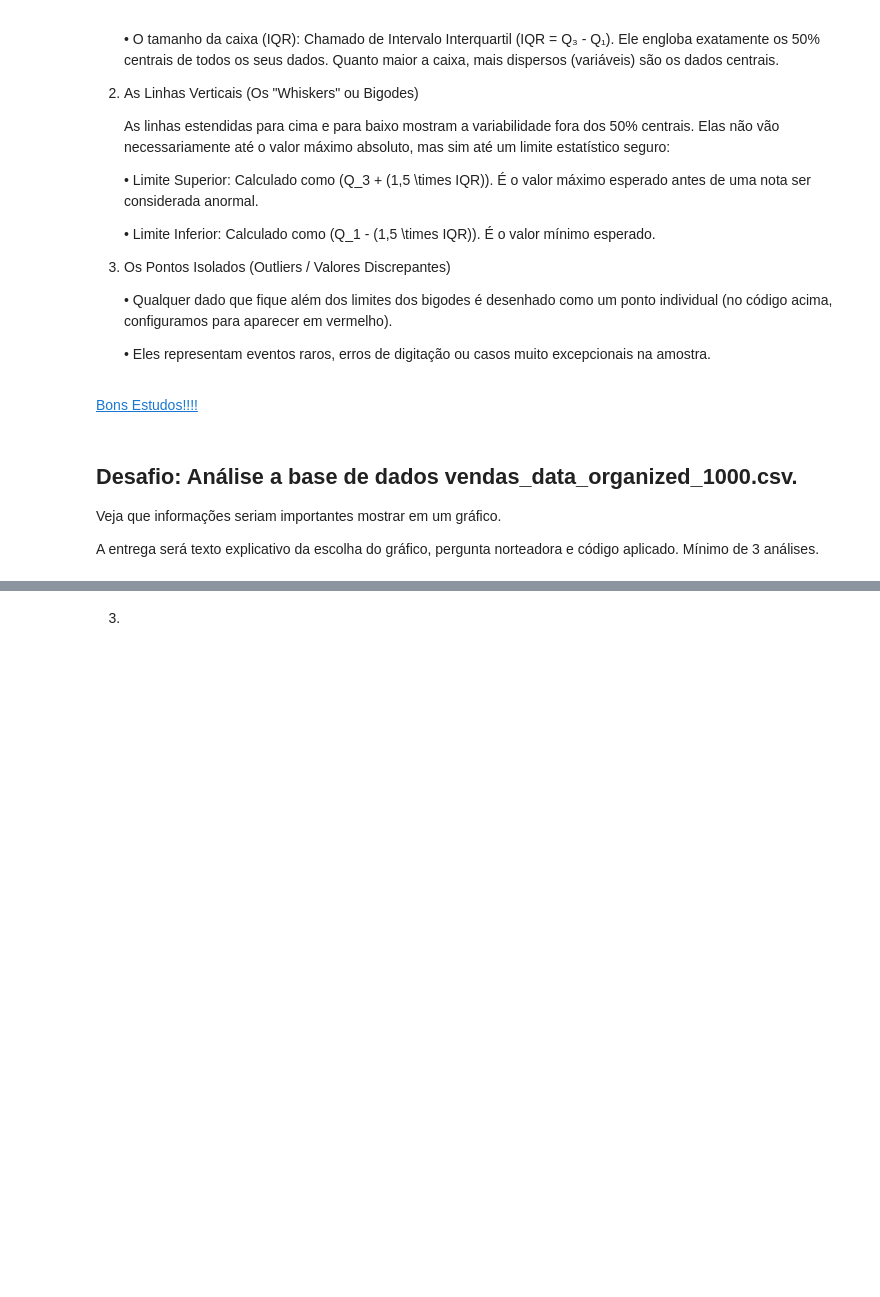
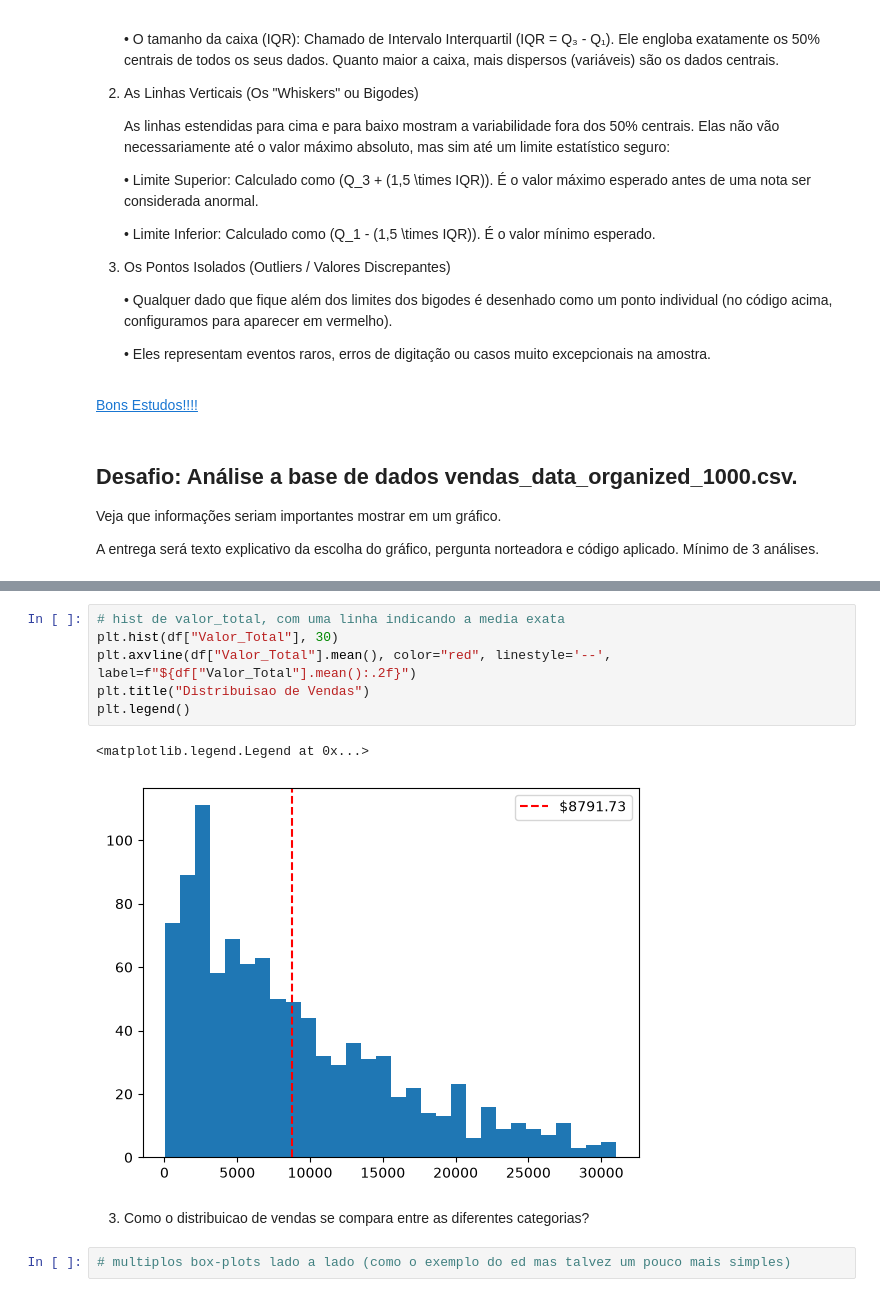
Before and after one commit to zarp1/Estatica-Descritiva, a Jupyter notebook: UC2/Codigos/A16/06_VISUALIZAÇÃO_MATPLOTLIB_Aluno.ipynb, the cells around one changed output, grey strips where cells are left out. Drawn from its saved outputs; the diff is of its cells as text; blank space fills up the shorter version.

```diff
--- a/UC2/Codigos/A16/06_VISUALIZAÇÃO_MATPLOTLIB_Aluno.ipynb
+++ b/UC2/Codigos/A16/06_VISUALIZAÇÃO_MATPLOTLIB_Aluno.ipynb
@@ -658,2 +679,13 @@ Mínimo  de 3 análises.
+# %%
+# hist de valor_total, com uma linha indicando a media exata
+plt.hist(df["Valor_Total"], 30)
+plt.axvline(df["Valor_Total"].mean(), color="red", linestyle='--', label=f"${df["Valor_Total"].mean():.2f}")
+plt.title("Distribuisao de Vendas")
+plt.legend()
+# %% [output]
+<matplotlib.legend.Legend at 0x...>
+[figure, added]
 # %% [markdown]
-3.
+3. Como o distribuicao de vendas se compara entre as diferentes categorias?
+# %%
+# multiplos box-plots lado a lado (como o exemplo do ed mas talvez um pouco mais simples)
```
Also changed, not shown: parts of 3 cells of this notebook.
